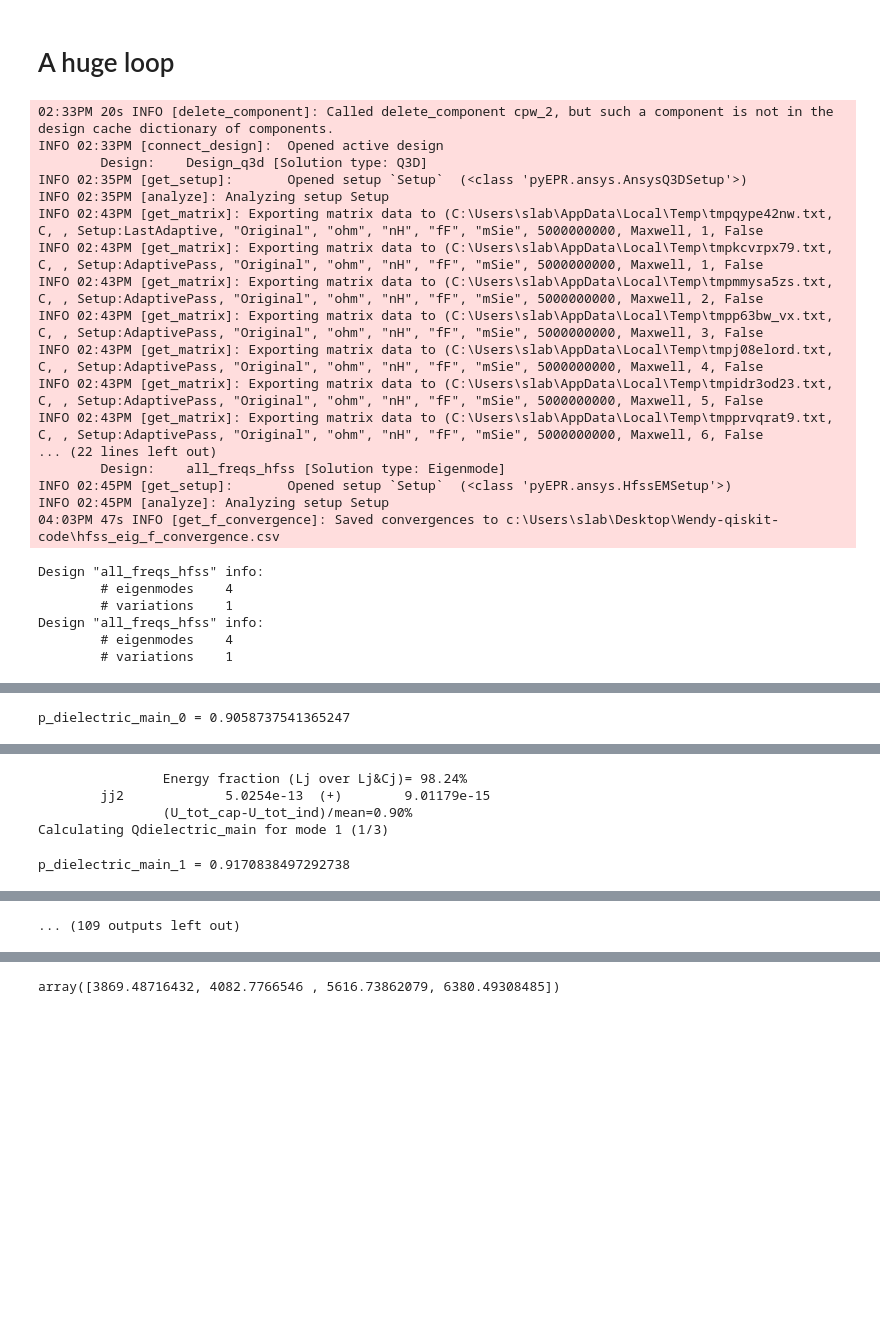
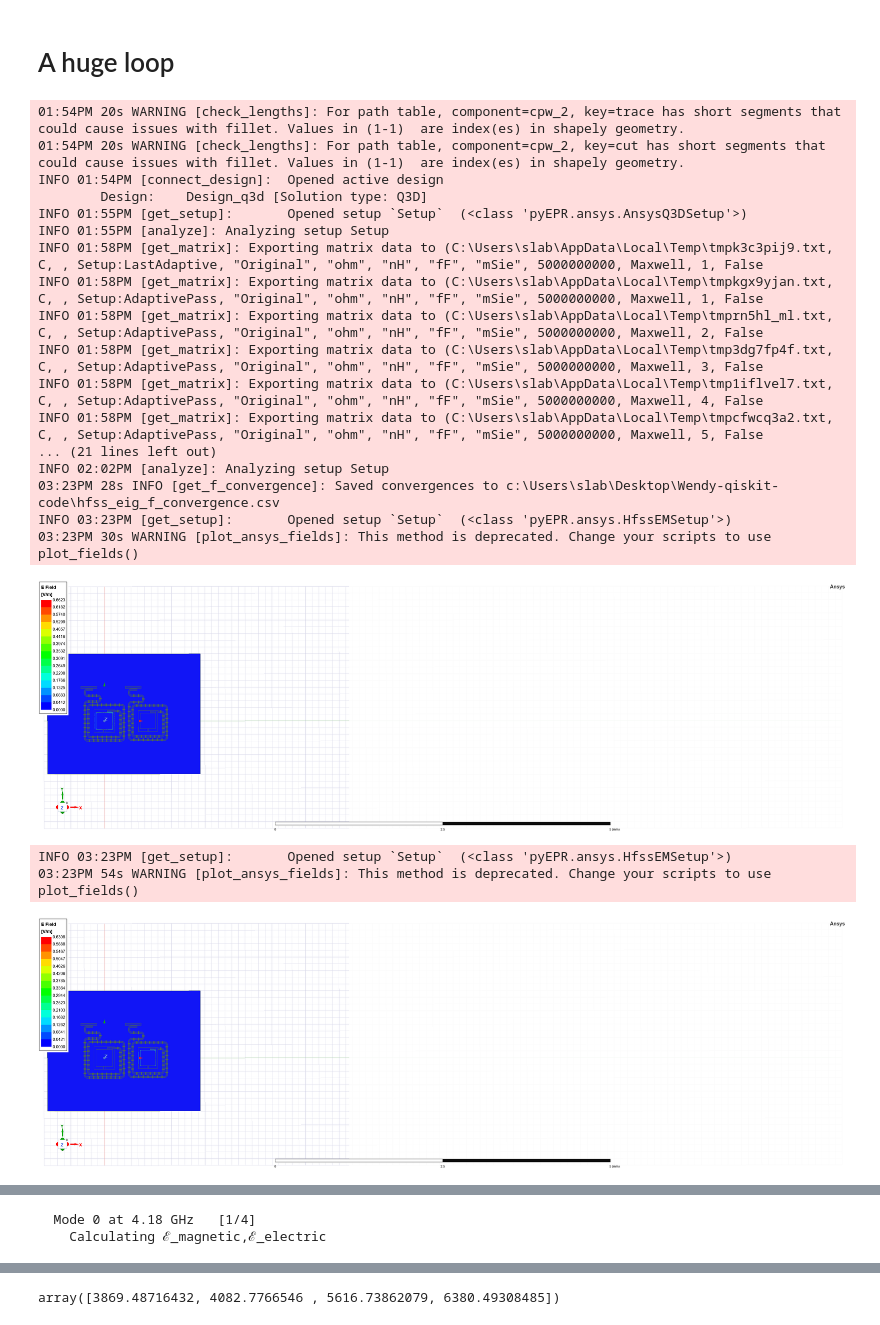
Before and after one commit to Wendywanw/Wendy-qiskit-code, a Jupyter notebook: Single_pocket_simulation.ipynb, the cells around one changed output, grey strips where cells are left out. Drawn from its saved outputs; the diff is of its cells as text; code cells hidden in the pictures; blank space fills up the shorter version.

```diff
--- a/Single_pocket_simulation.ipynb
+++ b/Single_pocket_simulation.ipynb
@@ -1503,6 +1503,10 @@ p_dielectric_main_2 = 0.9132796102965752
 xs = np.linspace(0.65,14.5,10)
 components = ['Q1','Q2','cpw_1','cpw_2','TQ1','TQ2']
 #we are not simulating the feedline here since it contains a mode close to the qubit frequency
+# %%
+hfss = eig_all.sim.renderer
+original = r'C:\Users\slab\Desktop\Wendy-qiskit-code\ansys.png'
+path = r'C:\Users\slab\Desktop\Wendy-qiskit-code\Ansys_screenshoots\Simulation_0304'
 # %%
 pos1_xs = []
 pos2_xs = []
@@ -1528,7 +1532,7 @@ chi_q2_c1 = []
 aharm_q1 = []
 aharm_q2 = []
 
-for x in xs[::-1]:
+for mode, x in enumerate(xs):
     data = {}
     pos1_xs += [0]
     pos2_xs += [x]
@@ -1562,11 +1566,11 @@ for x in xs[::-1]:
     c2  = c_mat['a_connector_pad_Q1']['pad_top_Q2']
     c12  = c_mat['pad_top_Q1']['pad_top_Q2']
     cap_q12 += [c12]
-    data['C_Q1_Q2(fF)'] = c12
+    data['C_Q1_Q2(fF)'] = cap_q12
     cap_q1g += [c1]
-    data['C_Q1_g(fF)'] = c1
-    cap_q2g = [c2]
-    data['C_Q2_g(fF)'] = c2
+    data['C_Q1_g(fF)'] = cap_q1g
+    cap_q2g += [c2]
+    data['C_Q2_g(fF)'] = cap_q2g
     dat = pd.DataFrame(data)
     dat.to_csv('data\Two_QB_distance_caps.csv')
 
@@ -1607,6 +1611,21 @@ for x in xs[::-1]:
     dat = pd.DataFrame(data)
     dat.to_csv('data\Two_QB_distance_caps_freqs.csv')
 
+    for i in range(4):
+        hfss.modeler._modeler.ShowWindow()
+        hfss.set_mode(i+1,'Setup')
+        hfss.plot_ansys_fields('main')
+        hfss.save_screenshot()
+        hfss.clear_fields(['main'])
+
+        actual = r'C:\Users\slab\Desktop\Wendy-qiskit-code\s{}_m{}.png'.format(mode,i)
+
+        os.rename(original, actual)
+        dest = shutil.move(actual, path)
+
+
+
+
 
     del eig_all.setup.junctions['jj']
     eig_all.setup.junctions.jj1 = Dict(rect='JJ_rect_Lj_Q1_rect_jj', line='JJ_Lj_Q1_rect_jj_',
@@ -1621,52 +1640,50 @@ for x in xs[::-1]:
     freqs_q1_epr += [freq_EPR[0]]
     freqs_q2_epr += [freq_EPR[1]]
     freqs_c1_epr += [freq_EPR[2]]
     freqs_c2_epr += [freq_EPR[3]]
 
     data['Freq_Q1_EPR(MHz)'] = freqs_q1_epr
     data['Freq_Q2_EPR(MHz)'] = freqs_q2_epr
     data['Freq_C1_EPR(MHz)'] = freqs_c1_epr
     data['Freq_C2_EPR(MHz)'] = freqs_c2_epr
 
     aharm_q1 += [chi[0][0]]
     aharm_q2 += [chi[1][1]]
 
     chi_q12 += [chi[1][0]]
     chi_q1_c1 += [chi[0][2]]
     chi_q2_c1 += [chi[1][2]]
     chi_q1_c2 += [chi[0][3]]
     chi_q2_c2 += [chi[1][3]]
 
     data['chi_q12(MHz)']  = chi_q12
     data['chi_q1_c1(MHz)']  = chi_q1_c1
     data['chi_q2_c1(MHz)']  = chi_q2_c1
     data['chi_q1_c2(MHz)']  = chi_q1_c2
     data['chi_q2_c2(MHz)']  = chi_q2_c2
 
 
     dat = pd.DataFrame(data)
     dat.to_csv('data\Two_QB_distance.csv')
 # %% [output]
-02:33PM 20s INFO [delete_component]: Called delete_component cpw_2, but such a component is not in the design cache dictionary of components.
-INFO 02:33PM [connect_design]:  Opened active design
+01:54PM 20s WARNING [check_lengths]: For path table, component=cpw_2, key=trace has short segments that could cause issues with fillet. Values in (1-1)  are index(es) in shapely geometry.
+01:54PM 20s WARNING [check_lengths]: For path table, component=cpw_2, key=cut has short segments that could cause issues with fillet. Values in (1-1)  are index(es) in shapely geometry.
+INFO 01:54PM [connect_design]:  Opened active design
         Design:    Design_q3d [Solution type: Q3D]
-INFO 02:35PM [get_setup]:       Opened setup `Setup`  (<class 'pyEPR.ansys.AnsysQ3DSetup'>)
-INFO 02:35PM [analyze]: Analyzing setup Setup
-INFO 02:43PM [get_matrix]: Exporting matrix data to (C:\Users\slab\AppData\Local\Temp\tmpqype42nw.txt, C, , Setup:LastAdaptive, "Original", "ohm", "nH", "fF", "mSie", 5000000000, Maxwell, 1, False
-INFO 02:43PM [get_matrix]: Exporting matrix data to (C:\Users\slab\AppData\Local\Temp\tmpkcvrpx79.txt, C, , Setup:AdaptivePass, "Original", "ohm", "nH", "fF", "mSie", 5000000000, Maxwell, 1, False
-INFO 02:43PM [get_matrix]: Exporting matrix data to (C:\Users\slab\AppData\Local\Temp\tmpmmysa5zs.txt, C, , Setup:AdaptivePass, "Original", "ohm", "nH", "fF", "mSie", 5000000000, Maxwell, 2, False
-INFO 02:43PM [get_matrix]: Exporting matrix data to (C:\Users\slab\AppData\Local\Temp\tmpp63bw_vx.txt, C, , Setup:AdaptivePass, "Original", "ohm", "nH", "fF", "mSie", 5000000000, Maxwell, 3, False
-INFO 02:43PM [get_matrix]: Exporting matrix data to (C:\Users\slab\AppData\Local\Temp\tmpj08elord.txt, C, , Setup:AdaptivePass, "Original", "ohm", "nH", "fF", "mSie", 5000000000, Maxwell, 4, False
-INFO 02:43PM [get_matrix]: Exporting matrix data to (C:\Users\slab\AppData\Local\Temp\tmpidr3od23.txt, C, , Setup:AdaptivePass, "Original", "ohm", "nH", "fF", "mSie", 5000000000, Maxwell, 5, False
-INFO 02:43PM [get_matrix]: Exporting matrix data to (C:\Users\slab\AppData\Local\Temp\tmpprvqrat9.txt, C, , Setup:AdaptivePass, "Original", "ohm", "nH", "fF", "mSie", 5000000000, Maxwell, 6, False
-... (22 lines left out)
-        Design:    all_freqs_hfss [Solution type: Eigenmode]
-INFO 02:45PM [get_setup]:       Opened setup `Setup`  (<class 'pyEPR.ansys.HfssEMSetup'>)
-INFO 02:45PM [analyze]: Analyzing setup Setup
-04:03PM 47s INFO [get_f_convergence]: Saved convergences to c:\Users\slab\Desktop\Wendy-qiskit-code\hfss_eig_f_convergence.csv
+INFO 01:55PM [get_setup]:       Opened setup `Setup`  (<class 'pyEPR.ansys.AnsysQ3DSetup'>)
+INFO 01:55PM [analyze]: Analyzing setup Setup
+INFO 01:58PM [get_matrix]: Exporting matrix data to (C:\Users\slab\AppData\Local\Temp\tmpk3c3pij9.txt, C, , Setup:LastAdaptive, "Original", "ohm", "nH", "fF", "mSie", 5000000000, Maxwell, 1, False
+INFO 01:58PM [get_matrix]: Exporting matrix data to (C:\Users\slab\AppData\Local\Temp\tmpkgx9yjan.txt, C, , Setup:AdaptivePass, "Original", "ohm", "nH", "fF", "mSie", 5000000000, Maxwell, 1, False
+INFO 01:58PM [get_matrix]: Exporting matrix data to (C:\Users\slab\AppData\Local\Temp\tmprn5hl_ml.txt, C, , Setup:AdaptivePass, "Original", "ohm", "nH", "fF", "mSie", 5000000000, Maxwell, 2, False
+INFO 01:58PM [get_matrix]: Exporting matrix data to (C:\Users\slab\AppData\Local\Temp\tmp3dg7fp4f.txt, C, , Setup:AdaptivePass, "Original", "ohm", "nH", "fF", "mSie", 5000000000, Maxwell, 3, False
+INFO 01:58PM [get_matrix]: Exporting matrix data to (C:\Users\slab\AppData\Local\Temp\tmp1iflvel7.txt, C, , Setup:AdaptivePass, "Original", "ohm", "nH", "fF", "mSie", 5000000000, Maxwell, 4, False
+INFO 01:58PM [get_matrix]: Exporting matrix data to (C:\Users\slab\AppData\Local\Temp\tmpcfwcq3a2.txt, C, , Setup:AdaptivePass, "Original", "ohm", "nH", "fF", "mSie", 5000000000, Maxwell, 5, False
+... (21 lines left out)
+INFO 02:02PM [analyze]: Analyzing setup Setup
+03:23PM 28s INFO [get_f_convergence]: Saved convergences to c:\Users\slab\Desktop\Wendy-qiskit-code\hfss_eig_f_convergence.csv
+INFO 03:23PM [get_setup]:       Opened setup `Setup`  (<class 'pyEPR.ansys.HfssEMSetup'>)
+03:23PM 30s WARNING [plot_ansys_fields]: This method is deprecated. Change your scripts to use plot_fields()
+[figure, added]
-Design "all_freqs_hfss" info:
-        # eigenmodes    4
-        # variations    1
-Design "all_freqs_hfss" info:
-        # eigenmodes    4
-        # variations    1
+INFO 03:23PM [get_setup]:       Opened setup `Setup`  (<class 'pyEPR.ansys.HfssEMSetup'>)
+03:23PM 54s WARNING [plot_ansys_fields]: This method is deprecated. Change your scripts to use plot_fields()
+[figure, added]
@@ -1696 +1711,2 @@ Calculating Qdielectric_main for mode 0 (0/3)
-p_dielectric_main_0 = 0.9058737541365247
+  Mode 0 at 4.18 GHz   [1/4]
+    Calculating ℰ_magnetic,ℰ_electric
@@ -1707,5 +1721,0 @@ p_dielectric_main_0 = 0.9058737541365247
-                Energy fraction (Lj over Lj&Cj)= 98.24%
-        jj2             5.0254e-13  (+)        9.01179e-15
-                (U_tot_cap-U_tot_ind)/mean=0.90%
-Calculating Qdielectric_main for mode 1 (1/3)
-p_dielectric_main_1 = 0.9170838497292738
@@ -1714 +1721,0 @@ p_dielectric_main_1 = 0.9170838497292738
-... (109 outputs left out)
```
Also changed, not shown: parts of 6 cells of this notebook, 12 other files.
